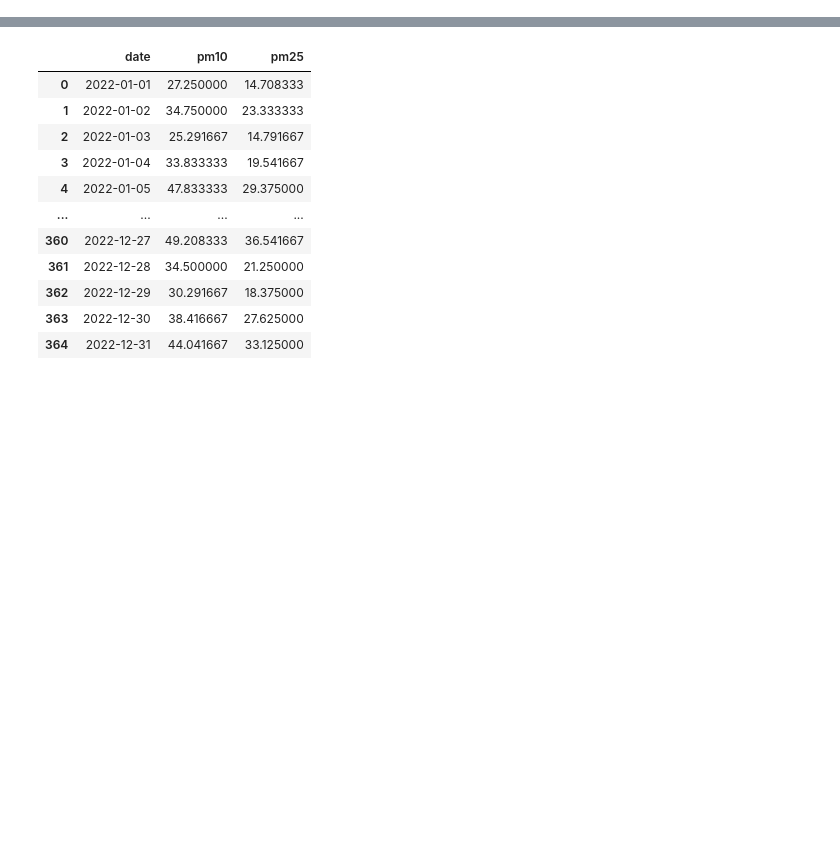
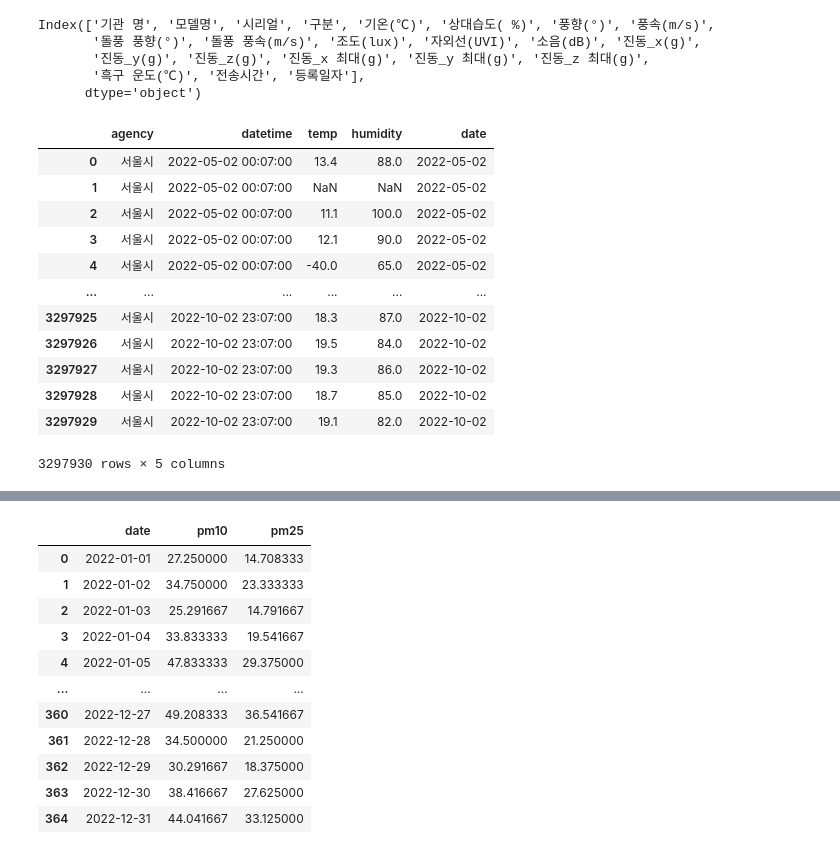
Before and after one commit to Encore-SKN-24/EDA_MINI_4TEAM, a Jupyter notebook: heat_dust.ipynb, the cells around one changed output, grey strips where cells are left out. Cells and saved outputs as stored; diff of their text form; code cells hidden in the pictures; blank space fills up the shorter version.

```diff
--- a/heat_dust.ipynb
+++ b/heat_dust.ipynb
@@ -7,58 +7,52 @@ import glob
 plt.rcParams['font.family'] = 'Malgun Gothic'
 plt.rcParams['axes.unicode_minus'] = False
 # %%
-# heat_df1 = pd.read_csv("./data/폭염/S-DoT_NATURE_2022.05.02-05.08.csv", encoding="euc-kr")
-# heat_df2 = pd.read_csv("./data/폭염/S-DoT_NATURE_2022.05.09-05.15.csv", encoding="euc-kr")
-# heat_df3 = pd.read_csv("./data/폭염/S-DoT_NATURE_2022.05.16-05.22.csv", encoding="euc-kr")
-# heat_df4 = pd.read_csv("./data/폭염/S-DoT_NATURE_2022.05.23-05.29.csv", encoding="euc-kr")
-# heat_df5 = pd.read_csv("./data/폭염/S-DoT_NATURE_2022.05.30-06.05.csv", encoding="euc-kr")
-# heat_df6 = pd.read_csv("./data/폭염/S-DoT_NATURE_2022.06.06-06.12.csv", encoding="euc-kr")
-# heat_df7 = pd.read_csv("./data/폭염/S-DoT_NATURE_2022.06.13-06.19.csv", encoding="euc-kr")
-# heat_df8 = pd.read_csv("./data/폭염/S-DoT_NATURE_2022.06.20-06.26.csv", encoding="euc-kr")
-# heat_df9 = pd.read_csv("./data/폭염/S-DoT_NATURE_2022.06.27-07.03.csv", encoding="euc-kr")
-# heat_df10 = pd.read_csv("./data/폭염/S-DoT_NATURE_2022.07.04-07.10.csv", encoding="euc-kr")
-# heat_df11 = pd.read_csv("./data/폭염/S-DoT_NATURE_2022.07.11-07.17.csv", encoding="euc-kr")
-# heat_df12 = pd.read_csv("./data/폭염/S-DoT_NATURE_2022.07.18-07.24.csv", encoding="euc-kr")
-# heat_df13 = pd.read_csv("./data/폭염/S-DoT_NATURE_2022.07.25-07.31.csv", encoding="euc-kr")
-# heat_df14 = pd.read_csv("./data/폭염/S-DoT_NATURE_2022.08.01-08.07.csv", encoding="euc-kr")
-# heat_df15 = pd.read_csv("./data/폭염/S-DoT_NATURE_2022.08.08-08.14.csv", encoding="euc-kr")
-# heat_df16 = pd.read_csv("./data/폭염/S-DoT_NATURE_2022.08.15-08.21.csv", encoding="euc-kr")
-# heat_df17 = pd.read_csv("./data/폭염/S-DoT_NATURE_2022.08.22-08.28.csv", encoding="euc-kr")
-# heat_df18 = pd.read_csv("./data/폭염/S-DoT_NATURE_2022.08.29-09.04.csv", encoding="euc-kr")
-# heat_df19 = pd.read_csv("./data/폭염/S-DoT_NATURE_2022.09.05-09.11.csv", encoding="euc-kr")
-# heat_df20 = pd.read_csv("./data/폭염/S-DoT_NATURE_2022.09.12-09.18.csv", encoding="euc-kr")
-# heat_df21 = pd.read_csv("./data/폭염/S-DoT_NATURE_2022.09.19-09.25.csv", encoding="euc-kr")
-# heat_df22 = pd.read_csv("./data/폭염/S-DoT_NATURE_2022.09.26-10.02.csv", encoding="euc-kr")
-
-# heat_df = pd.concat([heat_df1, heat_df2, heat_df3, heat_df4, heat_df5, heat_df6, heat_df7, heat_df8, heat_df9, heat_df10, heat_df11, heat_df12, heat_df13, heat_df14, heat_df15, heat_df16, heat_df17, heat_df18, heat_df19, heat_df20, heat_df21, heat_df22], ignore_index=True)
-
-# heat_df.columns = heat_df.columns.str.strip()
-
 path = "./data/폭염/S-DoT_NATURE_2022*.csv"
 
 files = glob.glob(path)
 
 df_list = [pd.read_csv(f, encoding='euc-kr') for f in files]
 
 heat_df = pd.concat(df_list, ignore_index=True)
 
 # 서울시 데이터만 필터링
 heat_df = heat_df[heat_df['기관 명'] == '서울시']
 
 # 컬럼명 공백 제거
 heat_df.columns = heat_df.columns.str.strip()
-
+print(heat_df.columns)
 # 필요한 컬럼만 추출
-use_cols = ['기관 명', '등록일자', '기온(℃)']
+use_cols = ['기관 명', '등록일자', '기온(℃)', '상대습도( %)']
 
 heat_df = heat_df[use_cols]
 
 # 컬럼명 영어로 변경
-heat_df.columns = ['agency', 'datetime', 'temp']
+heat_df.columns = ['agency', 'datetime', 'temp', 'humidity']
 
 # 일시->날짜로 컬럼 추가
 heat_df['datetime'] = pd.to_datetime(heat_df['datetime'])
 heat_df['date'] = heat_df['datetime'].dt.date
+
+heat_df
+# %% [output]
+Index(['기관 명', '모델명', '시리얼', '구분', '기온(℃)', '상대습도( %)', '풍향(°)', '풍속(m/s)',
+       '돌풍 풍향(°)', '돌풍 풍속(m/s)', '조도(lux)', '자외선(UVI)', '소음(dB)', '진동_x(g)',
+       '진동_y(g)', '진동_z(g)', '진동_x 최대(g)', '진동_y 최대(g)', '진동_z 최대(g)',
+       '흑구 운도(℃)', '전송시간', '등록일자'],
+      dtype='object')
+|  | agency | datetime | temp | humidity | date |
+| 0 | 서울시 | 2022-05-02 00:07:00 | 13.4 | 88.0 | 2022-05-02 |
+| 1 | 서울시 | 2022-05-02 00:07:00 | NaN | NaN | 2022-05-02 |
+| 2 | 서울시 | 2022-05-02 00:07:00 | 11.1 | 100.0 | 2022-05-02 |
+| 3 | 서울시 | 2022-05-02 00:07:00 | 12.1 | 90.0 | 2022-05-02 |
+| 4 | 서울시 | 2022-05-02 00:07:00 | -40.0 | 65.0 | 2022-05-02 |
+| ... | ... | ... | ... | ... | ... |
+| 3297925 | 서울시 | 2022-10-02 23:07:00 | 18.3 | 87.0 | 2022-10-02 |
+| 3297926 | 서울시 | 2022-10-02 23:07:00 | 19.5 | 84.0 | 2022-10-02 |
+| 3297927 | 서울시 | 2022-10-02 23:07:00 | 19.3 | 86.0 | 2022-10-02 |
+| 3297928 | 서울시 | 2022-10-02 23:07:00 | 18.7 | 85.0 | 2022-10-02 |
+| 3297929 | 서울시 | 2022-10-02 23:07:00 | 19.1 | 82.0 | 2022-10-02 |
+3297930 rows × 5 columns
 # %%
 # 이상치 제거
 # 대한민국 기상 관측 이래 가장 높은 최고기온 기록은 41.0℃
```
Also changed, not shown: parts of 5 cells of this notebook, 1 other file.
